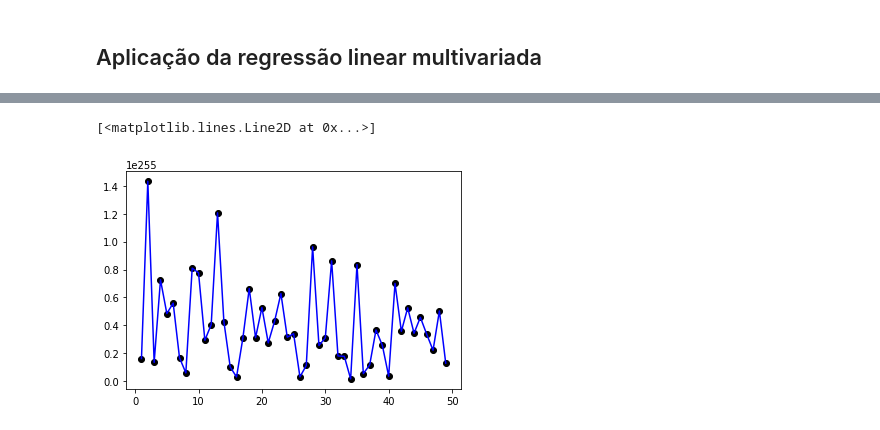
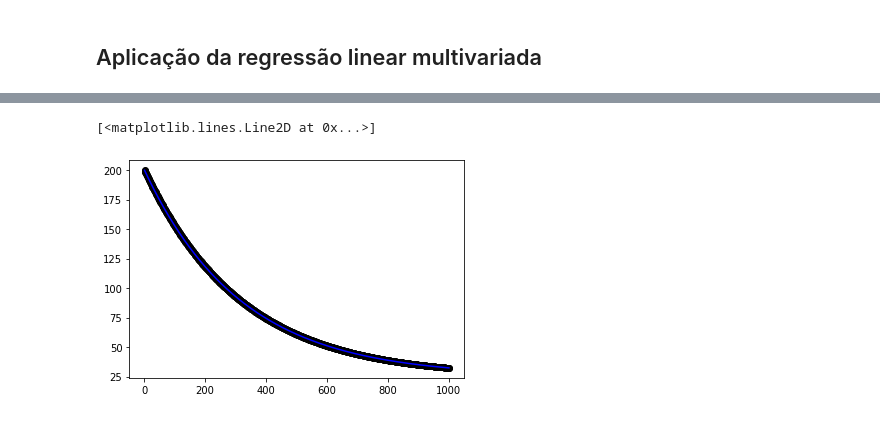
Before and after one commit to RobsonT/Atividades-machine-learning, a Jupyter notebook: Atividade 1/main.ipynb, the cells around one changed output, grey strips where cells are left out. Cells and saved outputs as stored; diff of their text form; code cells hidden in the pictures.

```diff
--- a/Atividade 1/main.ipynb
+++ b/Atividade 1/main.ipynb
@@ -230,14 +213,6 @@ plt.plot(range(1,epochs), mse, color='blue')
-# %%
-mse = np.array([])
-
-for epoch in range(1, epochs):
-    model = MLRSGD(learning_rate=0.0001, epochs=epochs)
-    model.fit(X_train, y_train)
-    y_pred = model.predict(X_test)
-    mse = np.append(mse, metrics.MSE(y_test, y_pred))
-
-plt.scatter(range(1,epochs), mse, color='black')
-plt.plot(range(1,epochs), mse, color='blue')
-# %% [output]
-[<matplotlib.lines.Line2D at 0x...>]
-[figure, removed]
+# %%
+plt.scatter(range(1,model6.epochs+1), model6.mse, color='black')
+plt.plot(range(1,model6.epochs+1), model6.mse, color='blue')
+# %% [output]
+[<matplotlib.lines.Line2D at 0x...>]
+[figure, added]
```
Also changed, not shown: parts of 13 cells of this notebook, 2 other files.
